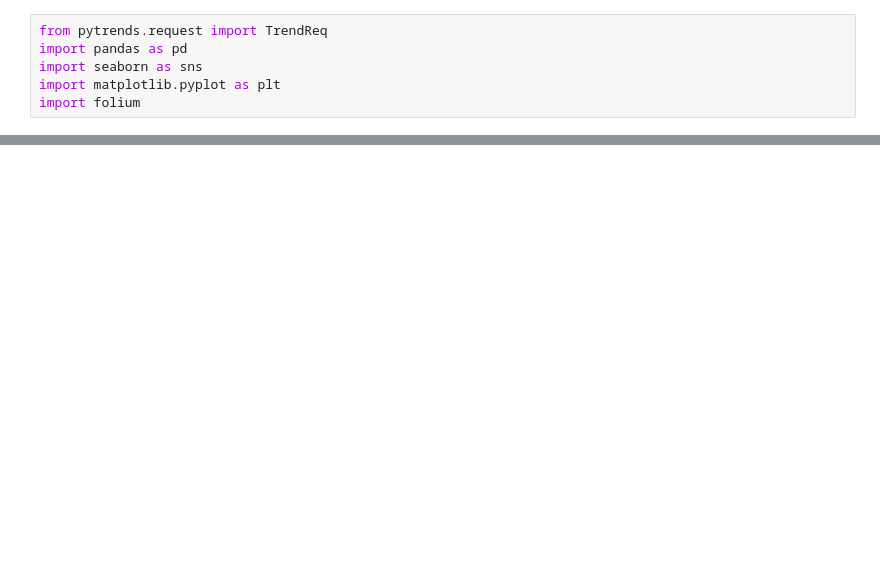
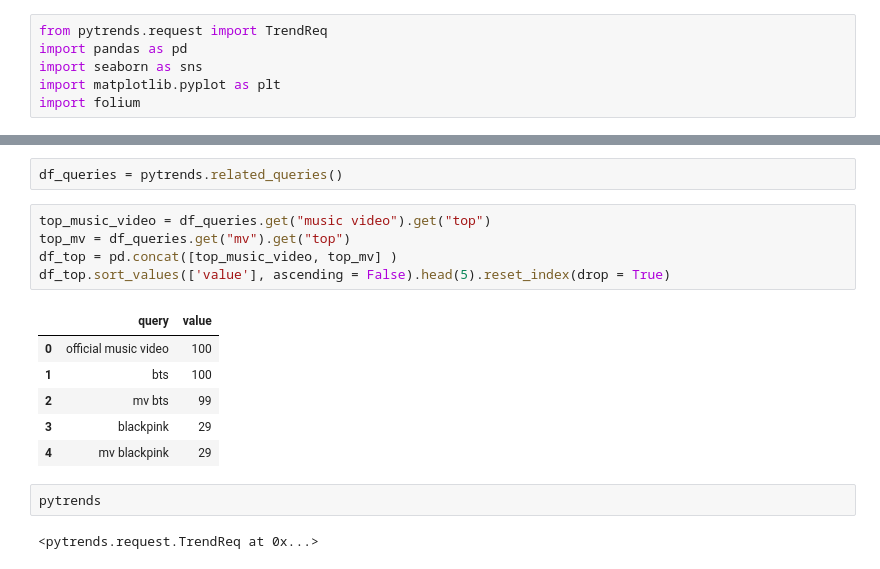
Before and after one commit to giallo41/Data_Science, a Jupyter notebook: youtube_trend/01.example.ipynb, the cells around one changed output, grey strips where cells are left out. Cells and saved outputs as stored; diff of their text form; blank space fills up the shorter version.

```diff
--- a/youtube_trend/01.example.ipynb
+++ b/youtube_trend/01.example.ipynb
@@ -12,0 +15,18 @@ ConnectTimeout: HTTPSConnectionPool(host='trends.google.com', port=443): Max ret
+# %%
+df_queries = pytrends.related_queries()
+# %%
+top_music_video = df_queries.get("music video").get("top")
+top_mv = df_queries.get("mv").get("top")
+df_top = pd.concat([top_music_video, top_mv] )
+df_top.sort_values(['value'], ascending = False).head(5).reset_index(drop = True)
+# %% [output]
+|  | query | value |
+| 0 | official music video | 100 |
+| 1 | bts | 100 |
+| 2 | mv bts | 99 |
+| 3 | blackpink | 29 |
+| 4 | mv blackpink | 29 |
+# %%
+pytrends
+# %% [output]
+<pytrends.request.TrendReq at 0x...>
```
Also changed, not shown: parts of 7 cells of this notebook.
